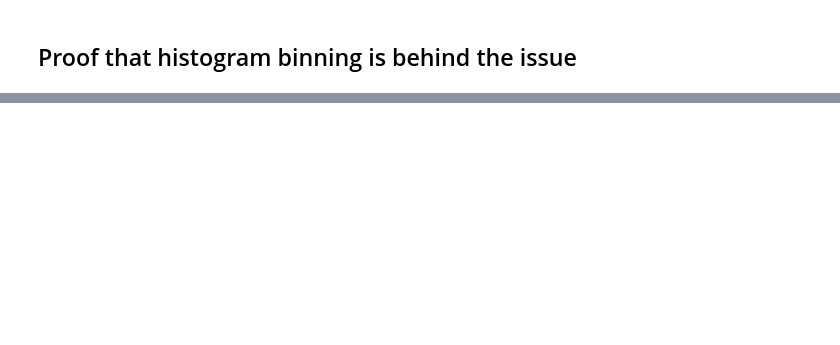
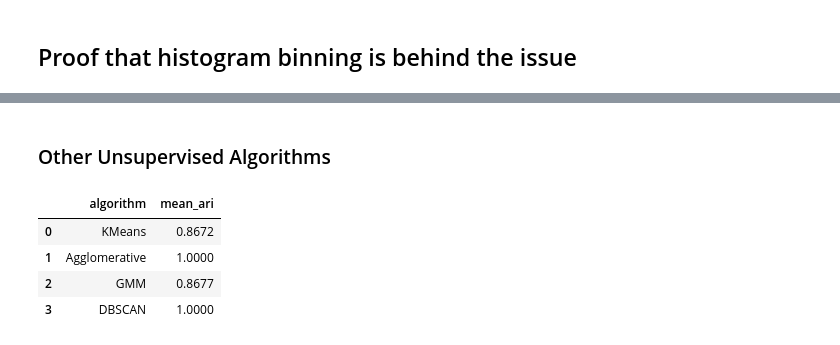
Before and after one commit to finite-sample/stableboost, a Jupyter notebook: stableboost.ipynb, the cells around one changed output, grey strips where cells are left out. Saved outputs shown, nothing was run; the diff lists cells and outputs as text; code cells hidden in the pictures; blank space fills up the shorter version.

```diff
--- a/stableboost.ipynb
+++ b/stableboost.ipynb
@@ -272,0 +495,54 @@ Max absolute difference from run 0 to run 4: 0.0
+# %% [markdown]
+### Other Unsupervised Algorithms
+# %%
+import numpy as np
+import pandas as pd
+from sklearn.datasets import make_blobs
+from sklearn.cluster import KMeans, AgglomerativeClustering, DBSCAN
+from sklearn.mixture import GaussianMixture
+from sklearn.metrics import adjusted_rand_score
+
+# Create dataset
+X, _ = make_blobs(n_samples=1000, n_features=5, centers=4, cluster_std=1.0, random_state=123)
+
+# General function
+def compute_mean_ari(X, cluster_func, n_shuffles=10, seed=42):
+    labels_list = []
+    for i in range(n_shuffles):
+        rng = np.random.RandomState(seed + i)
+        order = rng.permutation(len(X))
+        X_shuffled = X[order]
+        labels = cluster_func(X_shuffled)
+        inverse = np.argsort(order)
+        labels_unshuffled = labels[inverse]
+        labels_list.append(labels_unshuffled)
+
+    aris = [adjusted_rand_score(labels_list[i], labels_list[j])
+            for i in range(n_shuffles) for j in range(i + 1, n_shuffles)]
+    return np.mean(aris)
+
+# Define methods
+methods = {
+    "KMeans": lambda X: KMeans(n_clusters=4, random_state=42).fit(X).labels_,
+    "Agglomerative": lambda X: AgglomerativeClustering(n_clusters=4).fit(X).labels_,
+    "GMM": lambda X: GaussianMixture(n_components=4, random_state=42).fit(X).predict(X),
+    "DBSCAN": lambda X: DBSCAN(eps=1.2).fit(X).labels_,
+}
+
+# Run tests
+results = []
+for name, func in methods.items():
+    try:
+        mean_ari = compute_mean_ari(X, func)
+        results.append({"algorithm": name, "mean_ari": round(mean_ari, 4)})
+    except Exception as e:
+        results.append({"algorithm": name, "mean_ari": None, "error": str(e)})
+
+# Display
+pd.DataFrame(results)
+# %% [output]
+|  | algorithm | mean_ari |
+| 0 | KMeans | 0.8672 |
+| 1 | Agglomerative | 1.0000 |
+| 2 | GMM | 0.8677 |
+| 3 | DBSCAN | 1.0000 |
```
Also changed, not shown: parts of 9 cells of this notebook.
